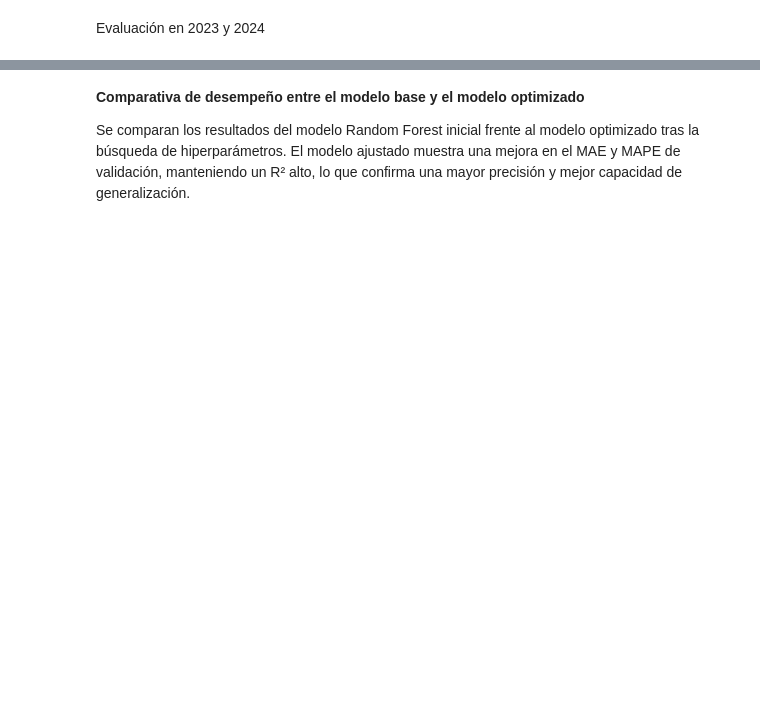
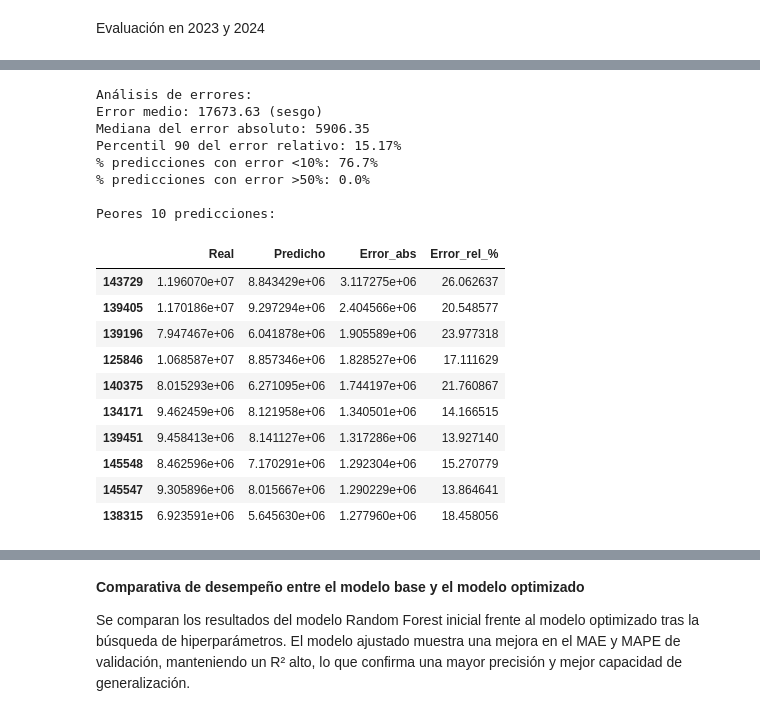
Before and after one commit to JorgeGM8/TFM_Data_Science, a Jupyter notebook: notebooks/preprocesamiento_modelado.ipynb, the cells around one changed output, grey strips where cells are left out. Cells and saved outputs as stored; diff of their text form; code cells hidden in the pictures; blank space fills up the shorter version.

```diff
--- a/notebooks/preprocesamiento_modelado.ipynb
+++ b/notebooks/preprocesamiento_modelado.ipynb
@@ -448,0 +699,43 @@ Evaluación en 2023 y 2024
+# %%
+# Análisis de errores
+errores = y_test - y_pred_test
+errores_abs = np.abs(errores)
+errores_rel = np.abs(errores / y_test) * 100
+
+print("Análisis de errores:")
+print(f"Error medio: {errores.mean():.2f} (sesgo)")
+print(f"Mediana del error absoluto: {np.median(errores_abs):.2f}")
+print(f"Percentil 90 del error relativo: {np.percentile(errores_rel, 90):.2f}%")
+print(f"% predicciones con error <10%: {(errores_rel < 10).mean() * 100:.1f}%")
+print(f"% predicciones con error >50%: {(errores_rel > 50).mean() * 100:.1f}%")
+
+# Identificar peores predicciones
+peores = pd.DataFrame({
+    'Real': y_test,
+    'Predicho': y_pred_test,
+    'Error_abs': errores_abs,
+    'Error_rel_%': errores_rel
+}).sort_values('Error_abs', ascending=False).head(10)
+
+print("\nPeores 10 predicciones:")
+display(peores)
+# %% [output]
+Análisis de errores:
+Error medio: 17673.63 (sesgo)
+Mediana del error absoluto: 5906.35
+Percentil 90 del error relativo: 15.17%
+% predicciones con error <10%: 76.7%
+% predicciones con error >50%: 0.0%
+
+Peores 10 predicciones:
+|  | Real | Predicho | Error_abs | Error_rel_% |
+| 143729 | 1.196070e+07 | 8.843429e+06 | 3.117275e+06 | 26.062637 |
+| 139405 | 1.170186e+07 | 9.297294e+06 | 2.404566e+06 | 20.548577 |
+| 139196 | 7.947467e+06 | 6.041878e+06 | 1.905589e+06 | 23.977318 |
+| 125846 | 1.068587e+07 | 8.857346e+06 | 1.828527e+06 | 17.111629 |
+| 140375 | 8.015293e+06 | 6.271095e+06 | 1.744197e+06 | 21.760867 |
+| 134171 | 9.462459e+06 | 8.121958e+06 | 1.340501e+06 | 14.166515 |
+| 139451 | 9.458413e+06 | 8.141127e+06 | 1.317286e+06 | 13.927140 |
+| 145548 | 8.462596e+06 | 7.170291e+06 | 1.292304e+06 | 15.270779 |
+| 145547 | 9.305896e+06 | 8.015667e+06 | 1.290229e+06 | 13.864641 |
+| 138315 | 6.923591e+06 | 5.645630e+06 | 1.277960e+06 | 18.458056 |
```
Also changed, not shown: parts of 55 cells of this notebook.
